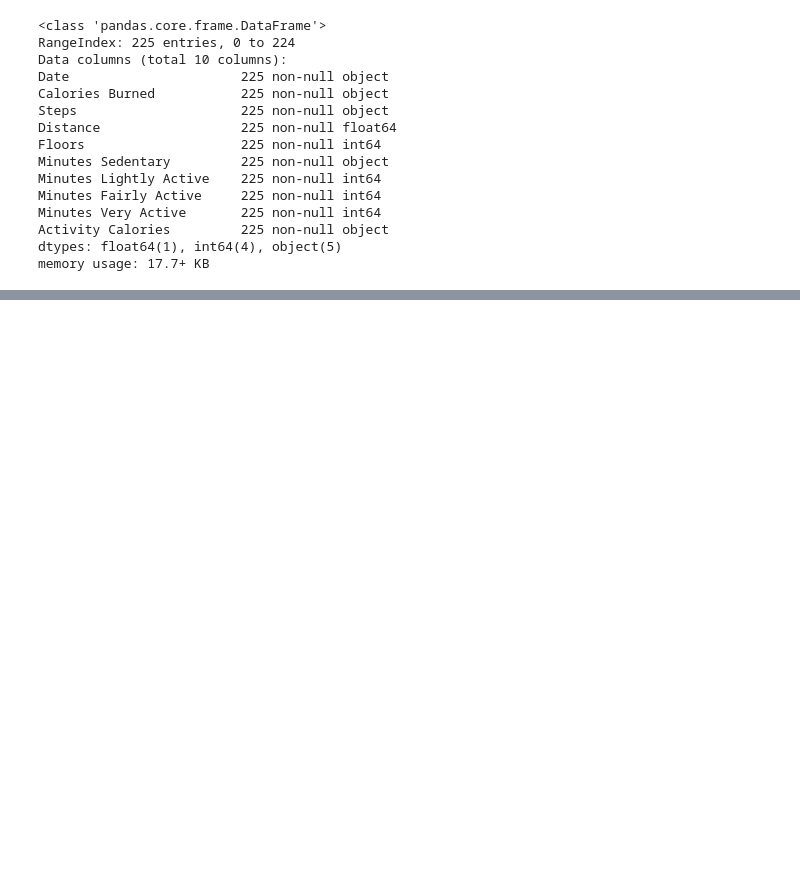
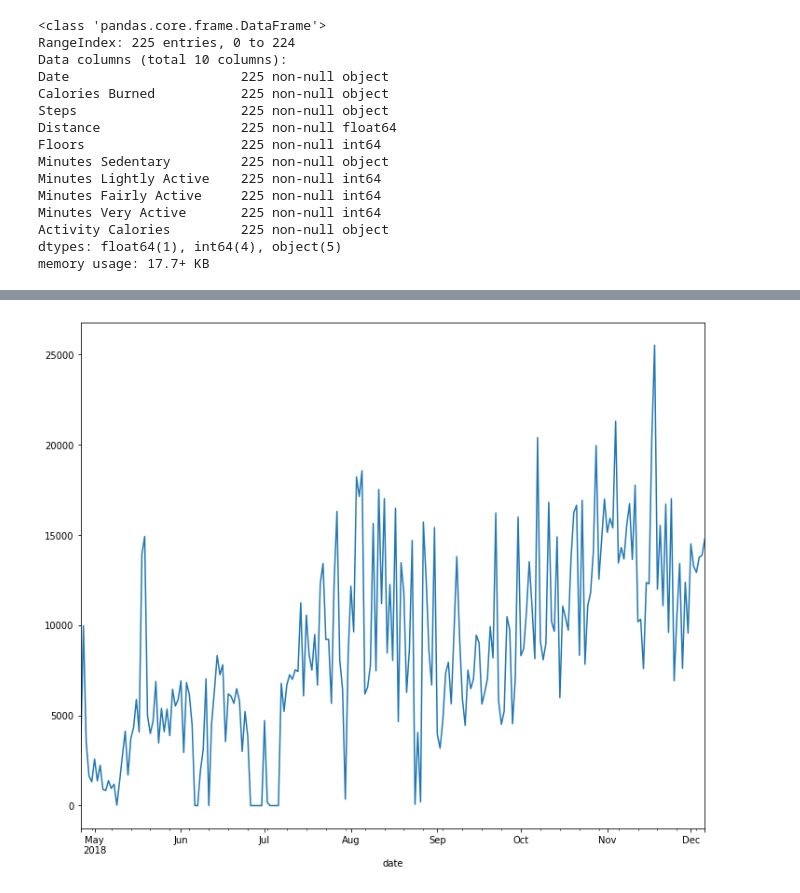
Before and after one commit to DoubleStufERoe/BayesP05_Fitbit, a Jupyter notebook: fitbit_kworking.ipynb, the cells around one changed output, grey strips where cells are left out. Drawn from its saved outputs; the diff is of its cells as text; code cells hidden in the pictures; blank space fills up the shorter version.

```diff
--- a/fitbit_kworking.ipynb
+++ b/fitbit_kworking.ipynb
@@ -219,0 +144,3 @@ wf.get_activities_data()
+# %%
+df = wf.get_activities_data()
+frame_splain(df, splain=True, maxcols=15)
@@ -219,0 +180,6 @@ wf.get_activities_data()
+# %%
+plt.figure(figsize=(12,10))
+df.steps.plot()
+plt.show()
+# %% [output]
+[figure, added]
```
Also changed, not shown: parts of 15 cells of this notebook, 2 other files.
